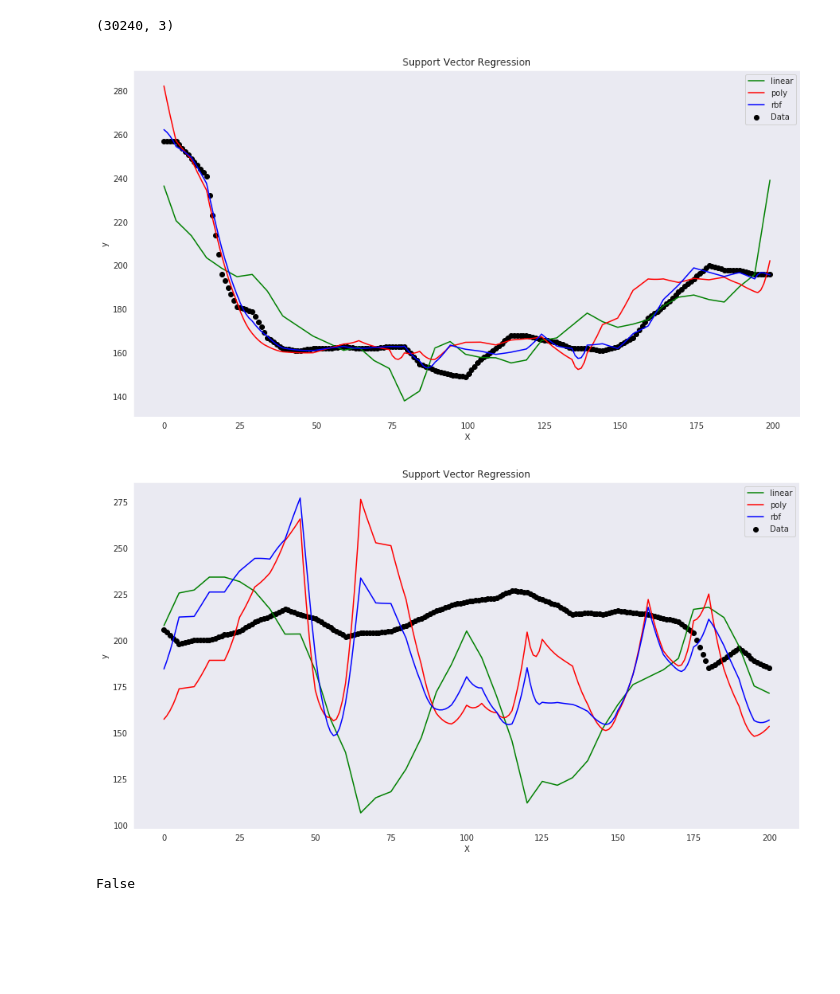
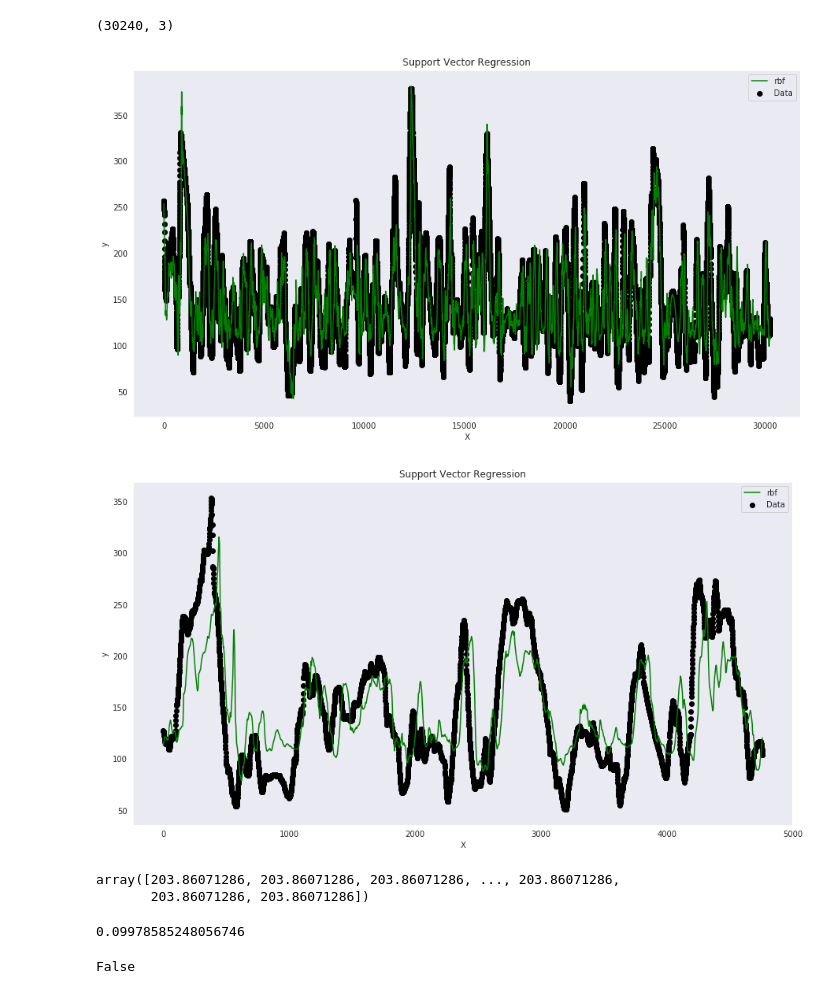
Before and after one commit to gmagannaDevelop/DiabManager, a Jupyter notebook: parse_carelink.ipynb, the cells around one changed output. Saved outputs shown, nothing was run; the diff lists cells and outputs as text; code cells hidden in the pictures; blank space fills up the shorter version.

Commit message:
Functional SVR. Implementing a metrics method and merging the two plot functions into one.

```diff
--- a/parse_carelink.ipynb
+++ b/parse_carelink.ipynb
@@ -706,7 +706,22 @@ class SVRegressor(object):
         plt.show()
     ##
 
-    def plot_test(self, X: np.ndarray, y: np.ndarray,
+    def metrics(self, kernel: str = 'all',
+                X: np.ndarray, y: np.ndarray):
+        if kernel == 'all':
+            predictions = {
+                kernel: self._svrs[kernel].predict(X) for kernel in self.kernels
+            }
+        elif kernel in self.kernels:
+            prediction = self._svrs[kernel].predict(X)
+            corr       = np.corrcoef(prediction, y)[0][1]
+            _devs      = y - prediction
+            _abs_devs  = np.abs(_devs)
+        else:
+            raise Exception(f'Invalid kernel, available kernels are {self.kernels}')
+
+
+    def plot_test(self, X: np.ndarray = None, y: np.ndarray = None,
                   kernel: str = 'all', xlabel: str = 'X', ylabel: str = 'y'):
 
         if type(X) is not np.ndarray or type(y) is not np.ndarray:
@@ -735,7 +750,7 @@ class SVRegressor(object):
                 plt.scatter(X, y, c='k', label='Data')
                 plt.plot(X, self._svrs[kernel].predict(X), c='g', label=kernel)
             else:
-                _dummy_x = [i for i in range(len(self._y))]
+                _dummy_x = [i for i in range(len(y))]
                 plt.scatter(_dummy_x, y, c='k', label='Data')
                 plt.plot(_dummy_x, self._svrs[kernel].predict(X), c='g', label=kernel)
 
@@ -764,6 +779,8 @@ class SVRegressor(object):
             X = self._X
         elif type(X) is not np.ndarray:
             raise Exception('Input type(X), shoud be numpy.ndarray')
+        else:
+            X = preprocessing.scale(X)
 
         if kernel == 'all':
             return  {
@@ -800,16 +821,29 @@ R = SVRegressor()
 R.set_training_data(X, y)
 # %%
 R.normalize_features()
-# %%
-R.fit()
+# %%
+### To measure execution time (this method might not be very accurate, use with precaution)
+start = time.clock()
+R.fit(kernel='rbf')
+elapsed = time.clock()
+print(f'{elapsed - start}')
 # %%
-R.plot_training()
+R.plot_training(kernel='rbf')
 # %% [output]
-[figure, old version]
+[figure, new version]
 # %%
-R.plot_test(X=X2, y=y2)
+R.plot_test(X=X2, y=y2, kernel='rbf')
 # %% [output]
-[figure, old version]
+[figure, new version]
+# %%
+R['rbf'].predict(X2)
+# %% [output]
+array([203.86071286, 203.86071286, 203.86071286, ..., 203.86071286,
+       203.86071286, 203.86071286])
+# %%
+np.corrcoef([1, 2, 3, 4, 5], [4, 5, 7, 8, np.pi])[0][1]
+# %% [output]
+0.09978585248056746
 # %%
 type(np.array([[1, 2], [3, 4]])) is not np.ndarray
 # %% [output]
```
Also changed, not shown: parts of 1 cell of this notebook, 1 other file.
